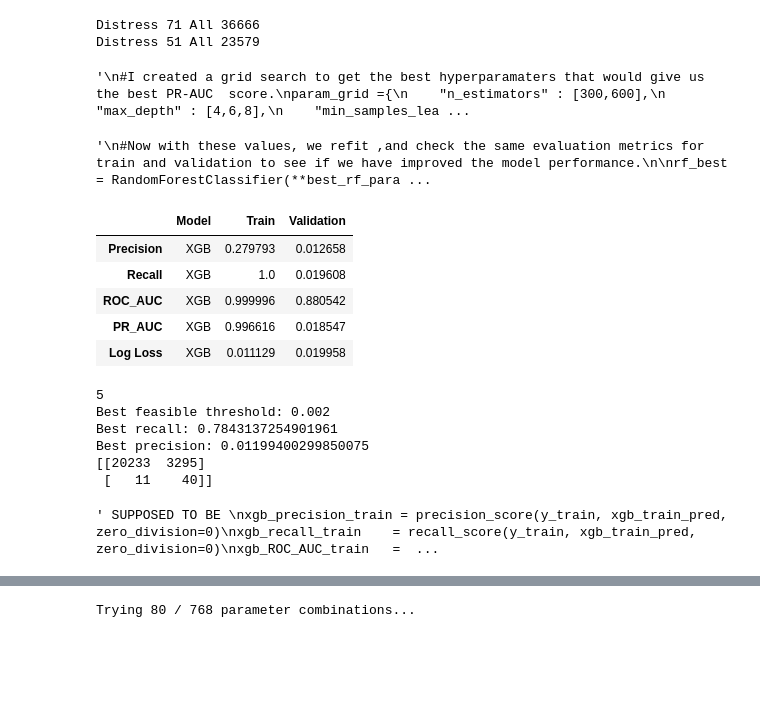
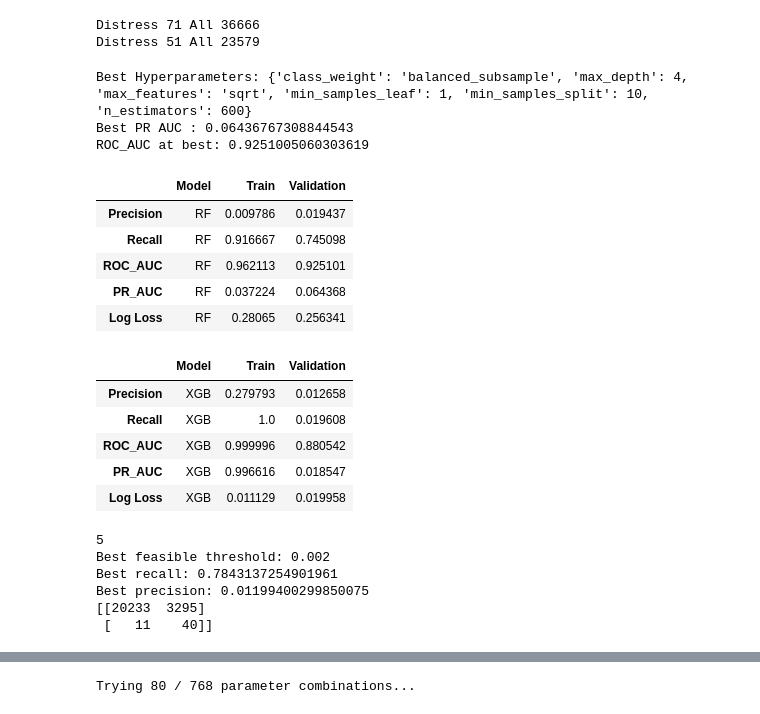
Before and after one commit to ThanaNassr/corporate-bankruptcy-prediction, a Jupyter notebook: analysis.ipynb, the cells around one changed output, grey strips where cells are left out. Cells and saved outputs as stored; diff of their text form; code cells hidden in the pictures; blank space fills up the shorter version.

```diff
--- a/analysis.ipynb
+++ b/analysis.ipynb
@@ -793,7 +832,7 @@ print("Distress" , y_val.sum() , "All" , len(y_val))
 Distress 71 All 36666
 Distress 51 All 23579
 # %%
-'''
+
 #I created a grid search to get the best hyperparamaters that would give us the best PR-AUC  score.
 param_grid ={
     "n_estimators" : [300,600],
@@ -827,47 +866,52 @@ for param in ParameterGrid(param_grid):
 print("Best Hyperparameters:", best_rf_params)
 print("Best PR AUC :", best_pr_auc)
 print("ROC_AUC at best:", best_roc_auc)
-'''
 # %% [output]
-'\n#I created a grid search to get the best hyperparamaters that would give us the best PR-AUC  score.\nparam_grid ={\n    "n_estimators" : [300,600],\n    "max_depth" : [4,6,8],\n    "min_samples_lea ...
+Best Hyperparameters: {'class_weight': 'balanced_subsample', 'max_depth': 4, 'max_features': 'sqrt', 'min_samples_leaf': 1, 'min_samples_split': 10, 'n_estimators': 600}
+Best PR AUC : 0.06436767308844543
+ROC_AUC at best: 0.9251005060303619
 # %%
-'''
+
 #Now with these values, we refit ,and check the same evaluation metrics for train and validation to see if we have improved the model performance.
 
 rf_best = RandomForestClassifier(**best_rf_params, random_state=42,n_jobs=-1)
 rf_best.fit(x_train, y_train)
 
 
 rf_train_pred = rf_best.predict(x_train)
 rf_train_prob = rf_best.predict_proba(x_train)[:, 1]
-rf_val_pred   = rf_best.predict(x_val)
-rf_val_prob   = rf_best.predict_proba(x_val)[:, 1]
+rf_best_val_pred   = rf_best.predict(x_val)
+rf_best_val_prob   = rf_best.predict_proba(x_val)[:, 1]
 
 
 RF_precision_train = precision_score(y_train, rf_train_pred, zero_division=0)
 RF_recall_train = recall_score(y_train, rf_train_pred, zero_division=0)
 RF_ROC_AUC_train = roc_auc_score(y_train, rf_train_prob)
 RF_PR_AUC_train = average_precision_score(y_train, rf_train_prob)
 RF_logloss_train = log_loss(y_train, rf_train_prob)
 
-RF_precision_val = precision_score(y_val, rf_val_pred, zero_division=0)
-RF_recall_val = recall_score(y_val, rf_val_pred, zero_division=0)
-RF_ROC_AUC_val = roc_auc_score(y_val, rf_val_prob)
-RF_PR_AUC_val = average_precision_score(y_val, rf_val_prob)
-RF_logloss_val   = log_loss(y_val, rf_val_prob)
+RF_precision_val = precision_score(y_val, rf_best_val_pred, zero_division=0)
+RF_recall_val = recall_score(y_val, rf_best_val_pred, zero_division=0)
+RF_ROC_AUC_val = roc_auc_score(y_val, rf_best_val_prob)
+RF_PR_AUC_val = average_precision_score(y_val, rf_best_val_prob)
+RF_logloss_val   = log_loss(y_val, rf_best_val_prob)
 rows = {
     "Precision"  : ["RF",RF_precision_train,RF_precision_val],
     "Recall" : ["RF",RF_recall_train,RF_recall_val],
     "ROC_AUC" : ["RF",RF_ROC_AUC_train,RF_ROC_AUC_val],
     "PR_AUC" : ["RF",RF_PR_AUC_train,RF_PR_AUC_val],
     "Log Loss" : ["RF",RF_logloss_train,RF_logloss_val]
 }
 
 table = pd.DataFrame(rows, index = ["Model","Train", "Validation"]).T
 display(table)
-'''
 # %% [output]
-'\n#Now with these values, we refit ,and check the same evaluation metrics for train and validation to see if we have improved the model performance.\n\nrf_best = RandomForestClassifier(**best_rf_para ...
+|  | Model | Train | Validation |
+| Precision | RF | 0.009786 | 0.019437 |
+| Recall | RF | 0.916667 | 0.745098 |
+| ROC_AUC | RF | 0.962113 | 0.925101 |
+| PR_AUC | RF | 0.037224 | 0.064368 |
+| Log Loss | RF | 0.28065 | 0.256341 |
 # %%
 #XGBoost Validation , same framework we just check our evalutaion metrics for  validation and train values.
 #XGBoost metrics
@@ -930,32 +974,8 @@ if best is None:
 else:
     best_xgb_threshold = best[0]
     xgb_val_pred_best = (xgb_val_prob >= best_xgb_threshold).astype(int)
-    cm5 = confusion_matrix(y_val, xgb_val_pred_best)
-    print(cm5)
-
-''' SUPPOSED TO BE
-xgb_precision_train = precision_score(y_train, xgb_train_pred, zero_division=0)
-xgb_recall_train    = recall_score(y_train, xgb_train_pred, zero_division=0)
-xgb_ROC_AUC_train   = roc_auc_score(y_train, xgb_train_prob)
-xgb_PR_AUC_train    = average_precision_score(y_train, xgb_train_prob)
-xgb_logloss_train   = log_loss(y_train, xgb_train_prob)
-xgb_precision_val = precision_score(y_val, xgb_val_pred_best, zero_division=0)
-xgb_recall_val    = recall_score(y_val, xgb_val_pred_best, zero_division=0)
-xgb_ROC_AUC_val   = roc_auc_score(y_val, xgb_val_pred_best)
-xgb_PR_AUC_val    = average_precision_score(y_val, xgb_val_pred_best)
-xgb_logloss_val   = log_loss(y_val, xgb_val_pred_best)
-
-rows = {
-    "Precision": ["XGB", xgb_precision_train, xgb_precision_val],
-    "Recall":    ["XGB", xgb_recall_train, xgb_recall_val],
-    "ROC_AUC":   ["XGB", xgb_ROC_AUC_train, xgb_ROC_AUC_val],
-    "PR_AUC":    ["XGB", xgb_PR_AUC_train, xgb_PR_AUC_val],
-    "Log Loss":  ["XGB", xgb_logloss_train, xgb_logloss_val],
-}
-
-table = pd.DataFrame(rows, index = ["Model","Train", "Validation"]).T
-display(table)
-'''
+    cm4 = confusion_matrix(y_val, xgb_val_pred_best)
+    print(cm4)
 # %% [output]
 |  | Model | Train | Validation |
 | Precision | XGB | 0.279793 | 0.012658 |
@@ -969,4 +989,3 @@ Best recall: 0.7843137254901961
 Best precision: 0.01199400299850075
 [[20233  3295]
  [   11    40]]
-' SUPPOSED TO BE \nxgb_precision_train = precision_score(y_train, xgb_train_pred, zero_division=0)\nxgb_recall_train    = recall_score(y_train, xgb_train_pred, zero_division=0)\nxgb_ROC_AUC_train   =  ...
```
Also changed, not shown: parts of 8 cells of this notebook.
